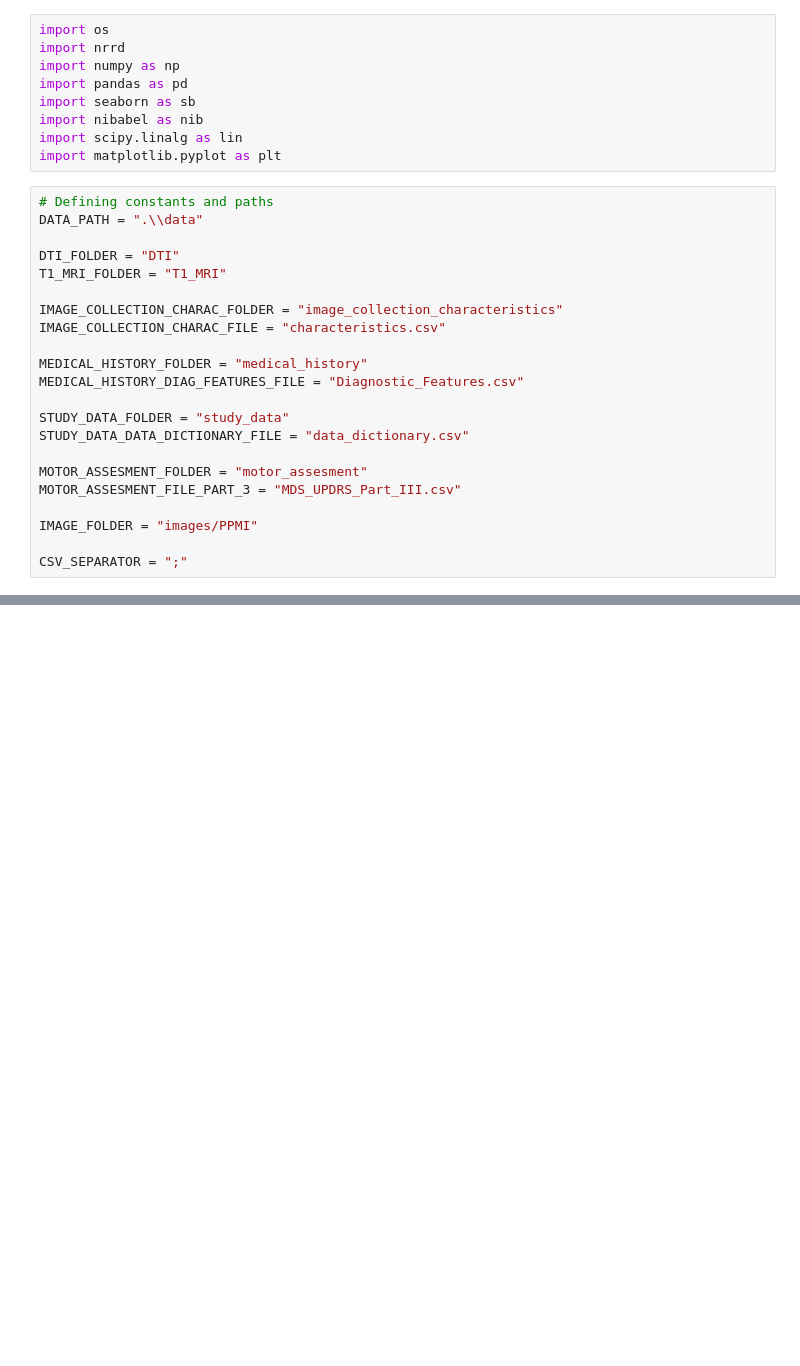
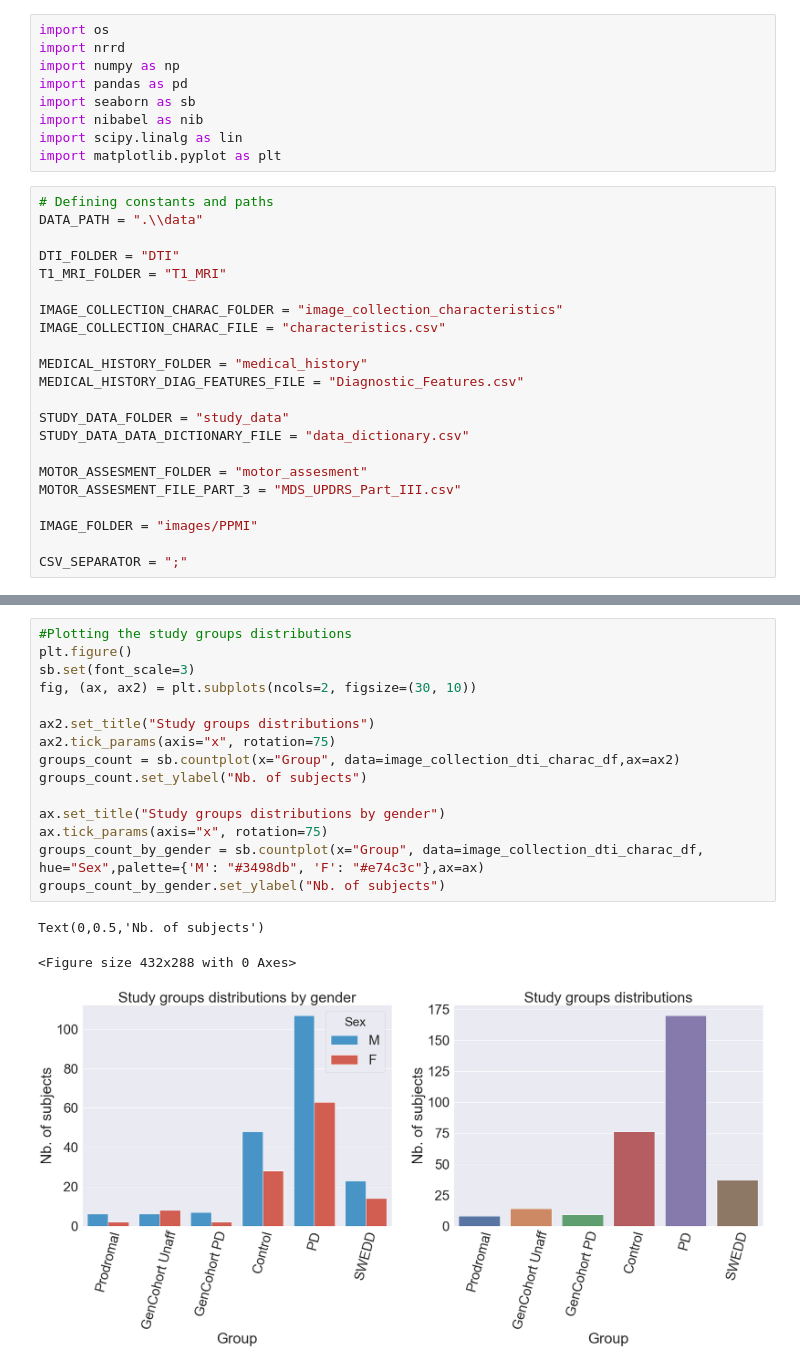
Before and after one commit to banctilrobitaille/PPMI-data-exploration, a Jupyter notebook: PPMI Data Exploration.ipynb, the cells around one changed output, grey strips where cells are left out. Cells and saved outputs as stored; diff of their text form; blank space fills up the shorter version.

```diff
--- a/PPMI Data Exploration.ipynb
+++ b/PPMI Data Exploration.ipynb
@@ -274,0 +108,19 @@ nifti_image.get_fdata().shape
+# %%
+#Plotting the study groups distributions
+plt.figure()
+sb.set(font_scale=3)
+fig, (ax, ax2) = plt.subplots(ncols=2, figsize=(30, 10))
+
+ax2.set_title("Study groups distributions")
+ax2.tick_params(axis="x", rotation=75)
+groups_count = sb.countplot(x="Group", data=image_collection_dti_charac_df,ax=ax2)
+groups_count.set_ylabel("Nb. of subjects")
+
+ax.set_title("Study groups distributions by gender")
+ax.tick_params(axis="x", rotation=75)
+groups_count_by_gender = sb.countplot(x="Group", data=image_collection_dti_charac_df, hue="Sex",palette={'M': "#3498db", 'F': "#e74c3c"},ax=ax)
+groups_count_by_gender.set_ylabel("Nb. of subjects")
+# %% [output]
+Text(0,0.5,'Nb. of subjects')
+<Figure size 432x288 with 0 Axes>
+[figure, added]
```
Also changed, not shown: parts of 39 cells of this notebook.
